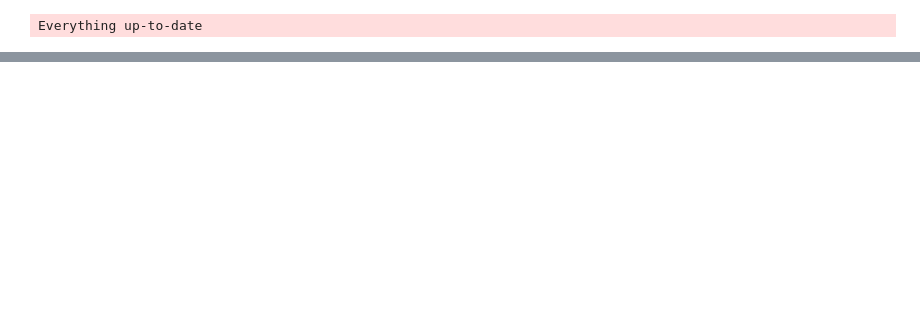
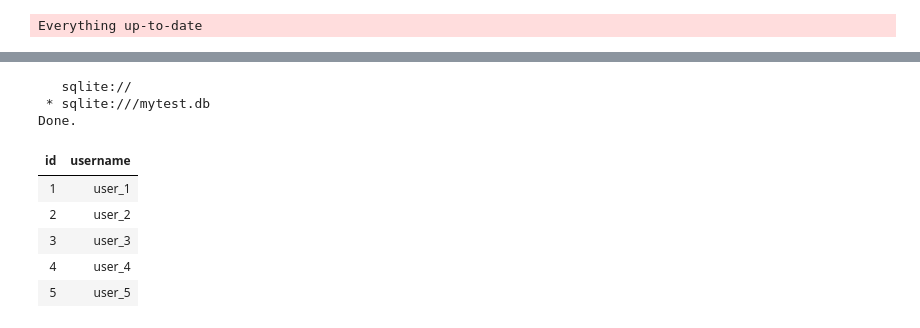
Before and after one commit to alirezaghorbani1983/psql_training, a Jupyter notebook: psql_1.ipynb, the cells around one changed output, grey strips where cells are left out. Drawn from its saved outputs; the diff is of its cells as text; code cells hidden in the pictures; blank space fills up the shorter version.

```diff
--- a/psql_1.ipynb
+++ b/psql_1.ipynb
@@ -539,0 +672,13 @@ Everything up-to-date
+# %%
+%%sql
+SELECT * FROM users;
+# %% [output]
+   sqlite://
+ * sqlite:///mytest.db
+Done.
+| id | username |
+| 1 | user_1 |
+| 2 | user_2 |
+| 3 | user_3 |
+| 4 | user_4 |
+| 5 | user_5 |
```
Also changed, not shown: parts of 8 cells of this notebook, 1 other file.
